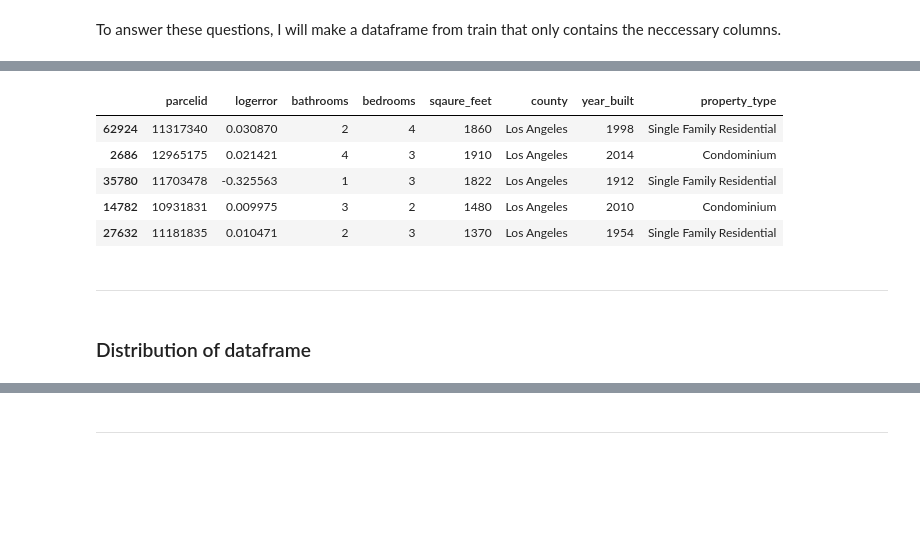
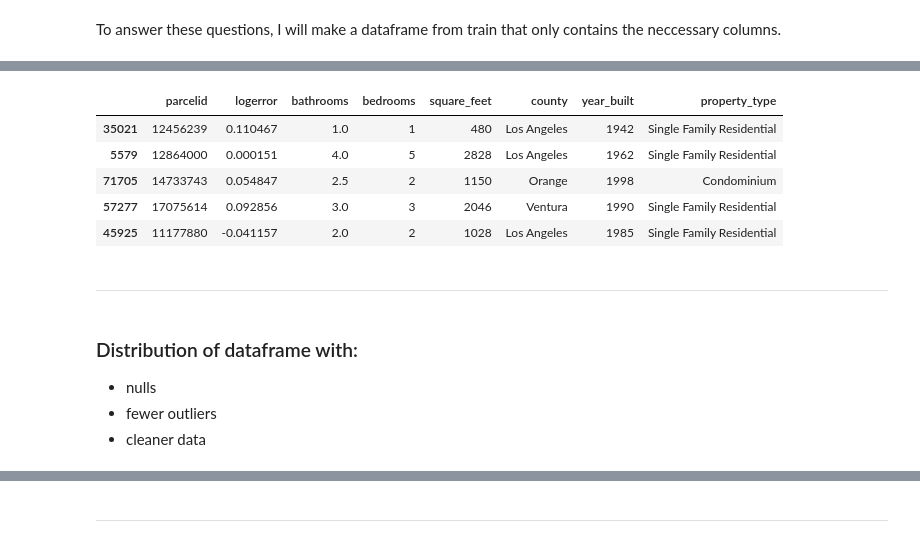
Before and after one commit to DeangeloBowen1/clustering-project, a Jupyter notebook: explore.ipynb, the cells around one changed output, grey strips where cells are left out. Cells and saved outputs as stored; diff of their text form; code cells hidden in the pictures; blank space fills up the shorter version.

```diff
--- a/explore.ipynb
+++ b/explore.ipynb
@@ -84,6 +141,10 @@ To answer these questions, I will make a dataframe from train that only contains
 # %%
 # select columns for that may be able to answer these specific
 # set of questions
-logerror_df = train[['parcelid','logerror', 'bathroomcnt',
+cols = ['parcelid','logerror', 'bathroomcnt',
                      'bedroomcnt', 'calculatedfinishedsquarefeet',
-                     'fips', 'yearbuilt', 'propertylandusedesc']]
+                     'fips', 'yearbuilt', 'propertylandusedesc']
+
+train = train[cols]
+validate = validate[cols]
+test = test[cols]
@@ -116,15 +202,18 @@ logerror_df.year_built = logerror_df.year_built.astype(int)
 # %%
 # post-tidy
-logerror_df.head()
+train.head()
 # %% [output]
-|  | parcelid | logerror | bathrooms | bedrooms | sqaure_feet | county | year_built | property_type |
-| 62924 | 11317340 | 0.030870 | 2 | 4 | 1860 | Los Angeles | 1998 | Single Family Residential |
-| 2686 | 12965175 | 0.021421 | 4 | 3 | 1910 | Los Angeles | 2014 | Condominium |
-| 35780 | 11703478 | -0.325563 | 1 | 3 | 1822 | Los Angeles | 1912 | Single Family Residential |
-| 14782 | 10931831 | 0.009975 | 3 | 2 | 1480 | Los Angeles | 2010 | Condominium |
-| 27632 | 11181835 | 0.010471 | 2 | 3 | 1370 | Los Angeles | 1954 | Single Family Residential |
+|  | parcelid | logerror | bathrooms | bedrooms | square_feet | county | year_built | property_type |
+| 35021 | 12456239 | 0.110467 | 1.0 | 1 | 480 | Los Angeles | 1942 | Single Family Residential |
+| 5579 | 12864000 | 0.000151 | 4.0 | 5 | 2828 | Los Angeles | 1962 | Single Family Residential |
+| 71705 | 14733743 | 0.054847 | 2.5 | 2 | 1150 | Orange | 1998 | Condominium |
+| 57277 | 17075614 | 0.092856 | 3.0 | 3 | 2046 | Ventura | 1990 | Single Family Residential |
+| 45925 | 11177880 | -0.041157 | 2.0 | 2 | 1028 | Los Angeles | 1985 | Single Family Residential |
 # %% [markdown]
 ---
 # %% [markdown]
-### Distribution of dataframe
+### Distribution of dataframe with:
+- nulls
+- fewer outliers
+- cleaner data
 # %%
```
Also changed, not shown: parts of 102 cells of this notebook, 4 other files.
